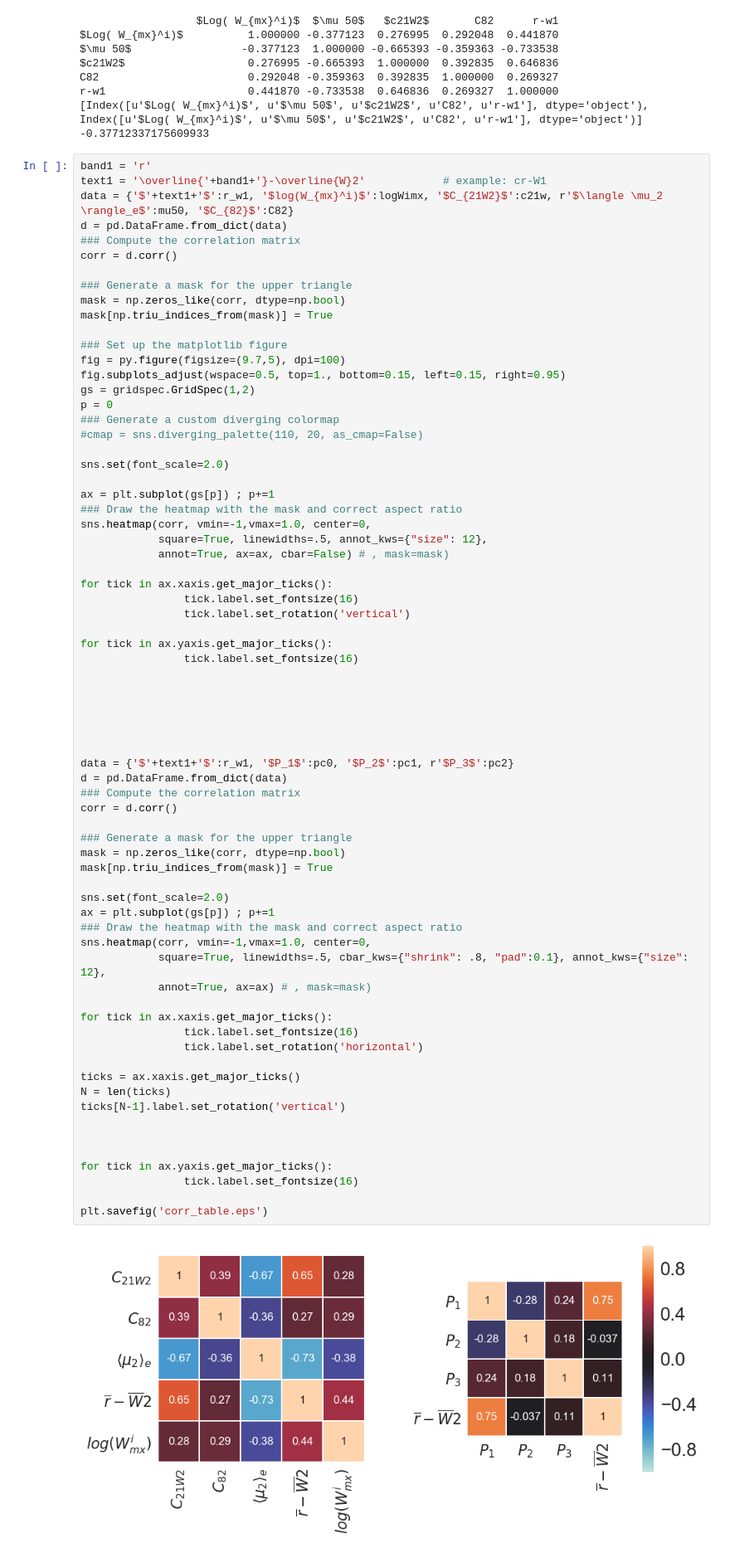
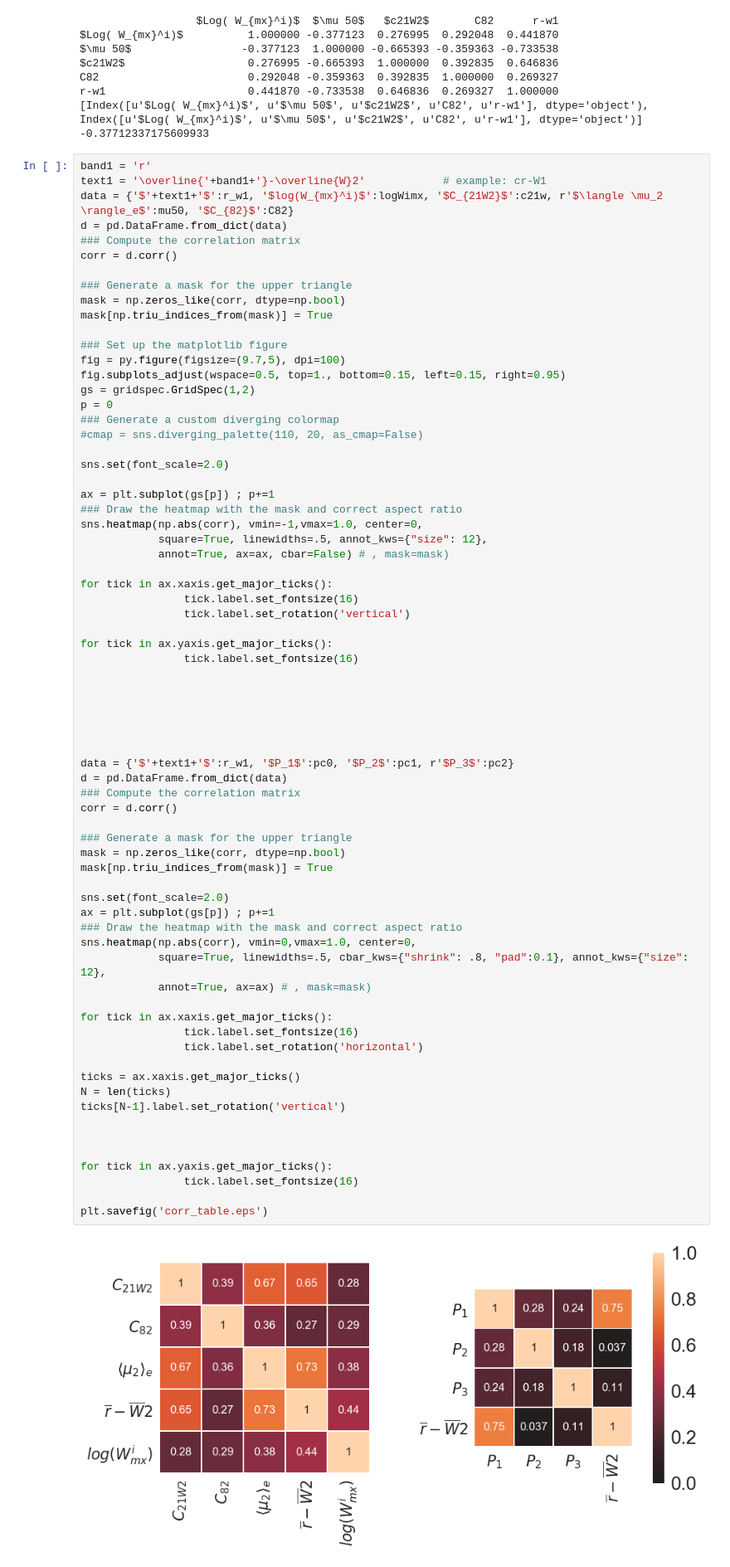
Before and after one commit to ekourkchi/reddening, a Jupyter notebook: Face_on+Face_off.ipynb, the cells around one changed output. Shown at 83% size. Cells and saved outputs as stored; diff of their text form.

Commit message:
adding new plots + minor changes

```diff
--- a/Face_on+Face_off.ipynb
+++ b/Face_on+Face_off.ipynb
@@ -397,7 +397,7 @@ sns.set(font_scale=2.0)
 
 ax = plt.subplot(gs[p]) ; p+=1
 ### Draw the heatmap with the mask and correct aspect ratio
-sns.heatmap(corr, vmin=-1,vmax=1.0, center=0,
+sns.heatmap(np.abs(corr), vmin=-1,vmax=1.0, center=0,
             square=True, linewidths=.5, annot_kws={"size": 12},
             annot=True, ax=ax, cbar=False) # , mask=mask)
 
@@ -416,32 +416,32 @@ for tick in ax.yaxis.get_major_ticks():
 data = {'$'+text1+'$':r_w1, '$P_1$':pc0, '$P_2$':pc1, r'$P_3$':pc2}
 d = pd.DataFrame.from_dict(data)
 ### Compute the correlation matrix
 corr = d.corr()
 
 ### Generate a mask for the upper triangle
 mask = np.zeros_like(corr, dtype=np.bool)
 mask[np.triu_indices_from(mask)] = True
 
 sns.set(font_scale=2.0)
 ax = plt.subplot(gs[p]) ; p+=1
 ### Draw the heatmap with the mask and correct aspect ratio
-sns.heatmap(corr, vmin=-1,vmax=1.0, center=0,
+sns.heatmap(np.abs(corr), vmin=0,vmax=1.0, center=0,
             square=True, linewidths=.5, cbar_kws={"shrink": .8, "pad":0.1}, annot_kws={"size": 12},
             annot=True, ax=ax) # , mask=mask)
 
 for tick in ax.xaxis.get_major_ticks():
                 tick.label.set_fontsize(16)
                 tick.label.set_rotation('horizontal')
 
 ticks = ax.xaxis.get_major_ticks()
 N = len(ticks)
 ticks[N-1].label.set_rotation('vertical')
 
 
 
 for tick in ax.yaxis.get_major_ticks():
                 tick.label.set_fontsize(16)
 
 plt.savefig('corr_table.eps')
 # %% [output]
-[figure, old version]
+[figure, new version]
```
Also changed, not shown: 2 other files.
